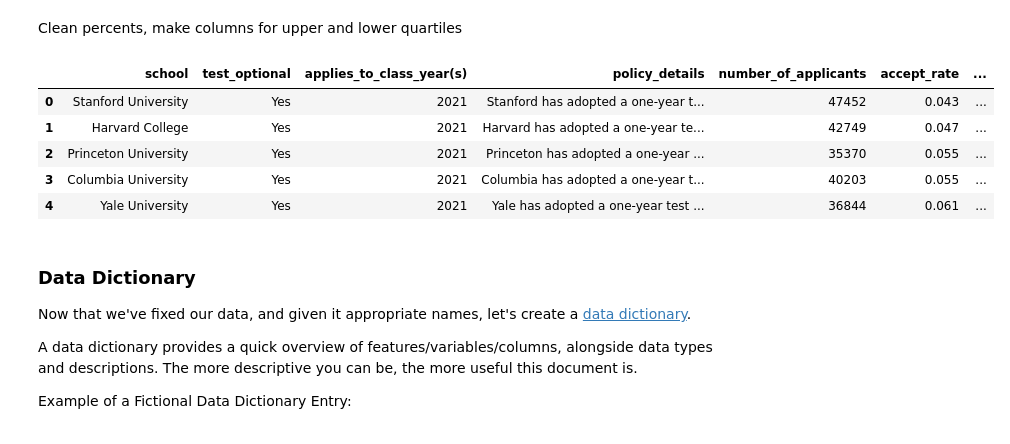
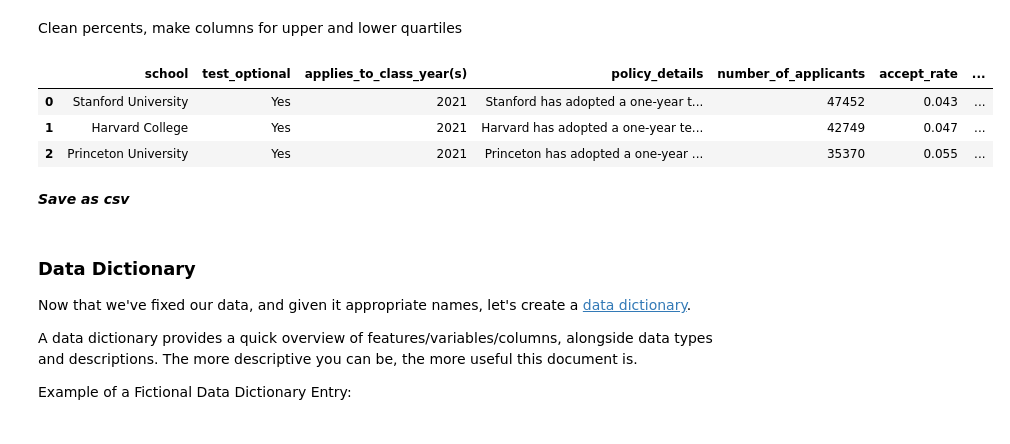
Before and after one commit to Avanyali/GA_SAT_ACT_Analysis, a Jupyter notebook: code/starter-code.ipynb, the cells around one changed output. Drawn from its saved outputs; the diff is of its cells as text; code cells hidden in the pictures.

```diff
--- a/code/starter-code.ipynb
+++ b/code/starter-code.ipynb
@@ -393,11 +407,11 @@ sat_act['sat_75th_percentile'] = sat_act['sat_75th_percentile'].map(int)
 sat_act['act_25th_percentile'] = sat_act['act_25th_percentile'].map(int)
 sat_act['act_75th_percentile'] = sat_act['act_75th_percentile'].map(int)
 # %%
-sat_act.head()
+sat_act.head(3)
 # %% [output]
 |  | school | test_optional | applies_to_class_year(s) | policy_details | number_of_applicants | accept_rate | ... |
 | 0 | Stanford University | Yes | 2021 | Stanford has adopted a one-year t... | 47452 | 0.043 | ... |
 | 1 | Harvard College | Yes | 2021 | Harvard has adopted a one-year te... | 42749 | 0.047 | ... |
 | 2 | Princeton University | Yes | 2021 | Princeton has adopted a one-year ... | 35370 | 0.055 | ... |
-| 3 | Columbia University | Yes | 2021 | Columbia has adopted a one-year t... | 40203 | 0.055 | ... |
-| 4 | Yale University | Yes | 2021 | Yale has adopted a one-year test ... | 36844 | 0.061 | ... |
+# %% [markdown]
+***Save as csv***
```
Also changed, not shown: parts of 18 cells of this notebook, 3 other files.
